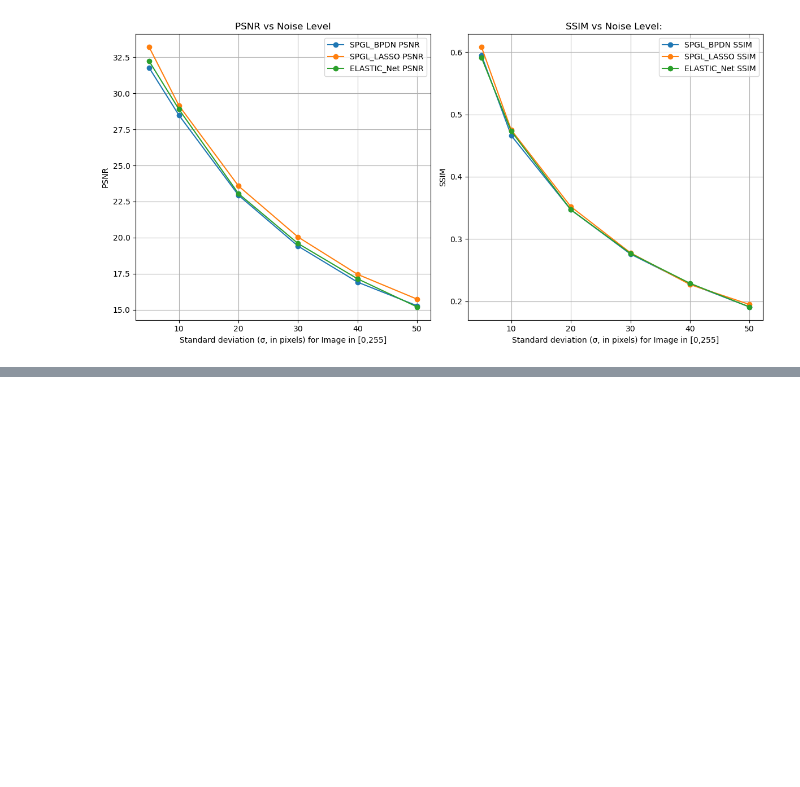
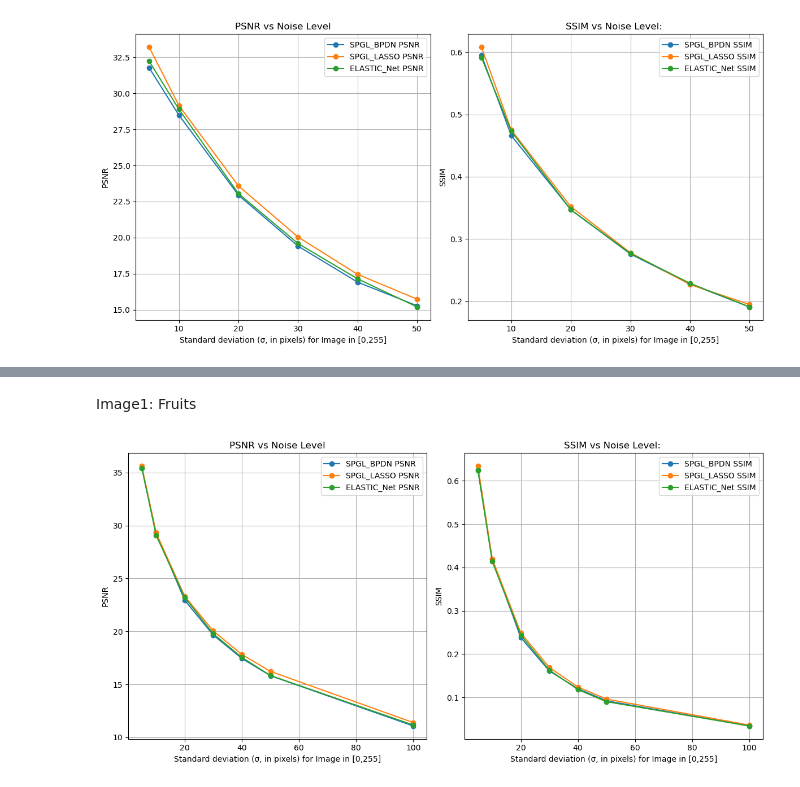
Before and after one commit to Tharindu-Nirmal/Image_Denoising, a Jupyter notebook: plots.ipynb, the cells around one changed output, grey strips where cells are left out. Saved outputs shown, nothing was run; the diff lists cells and outputs as text; code cells hidden in the pictures; blank space fills up the shorter version.

```diff
--- a/plots.ipynb
+++ b/plots.ipynb
@@ -53,0 +104,50 @@ plt.show()
+# %% [markdown]
+Image1: Fruits
+# %%
+Image= 'Fruits'
+
+# Noise levels (σ)
+sigma = np.array([5, 10, 20, 30, 40, 50, 100])
+
+# SPGL_BPDN PSNR/SSIM
+spgl_bpdn_psnr = np.array([35.45, 29.32, 22.95, 19.66, 17.45, 15.82, 11.07])
+spgl_bpdn_ssim = np.array([0.625, 0.419, 0.238, 0.161, 0.120, 0.092, 0.034])
+
+# SPGL_LASSO PSNR/SSIM
+spgl_lasso_psnr = np.array([35.62, 29.32, 23.33, 20.05, 17.83, 16.23, 11.39])
+spgl_lasso_ssim = np.array([0.634, 0.420, 0.249, 0.169, 0.124, 0.096, 0.036])
+
+# ELASTIC_Net PSNR/SSIM
+elastic_net_psnr = np.array([35.45, 29.08, 23.22, 19.78, 17.55, 15.84, 11.16])
+elastic_net_ssim = np.array([0.624, 0.414, 0.244, 0.163, 0.118, 0.090, 0.034])
+
+# Create the plot
+plt.figure(figsize=(12, 6))
+
+# Plot PSNR for all methods
+plt.subplot(1, 2, 1)
+plt.plot(sigma, spgl_bpdn_psnr, label='SPGL_BPDN PSNR', marker='o')
+plt.plot(sigma, spgl_lasso_psnr, label='SPGL_LASSO PSNR', marker='o')
+plt.plot(sigma, elastic_net_psnr, label='ELASTIC_Net PSNR', marker='o')
+plt.xlabel('Standard deviation (σ, in pixels) for Image in [0,255]')
+plt.ylabel('PSNR')
+plt.title('PSNR vs Noise Level')
+plt.legend()
+plt.grid(True)
+
+# Plot SSIM for all methods
+plt.subplot(1, 2, 2)
+plt.plot(sigma, spgl_bpdn_ssim, label='SPGL_BPDN SSIM', marker='o')
+plt.plot(sigma, spgl_lasso_ssim, label='SPGL_LASSO SSIM', marker='o')
+plt.plot(sigma, elastic_net_ssim, label='ELASTIC_Net SSIM', marker='o')
+plt.xlabel('Standard deviation (σ, in pixels) for Image in [0,255]')
+plt.ylabel('SSIM')
+plt.title('SSIM vs Noise Level: ')
+plt.legend()
+plt.grid(True)
+
+# Show the plot
+plt.tight_layout()
+plt.show()
+# %% [output]
+[figure, added]
```
Also changed, not shown: parts of 2 cells of this notebook, 4 other files.
